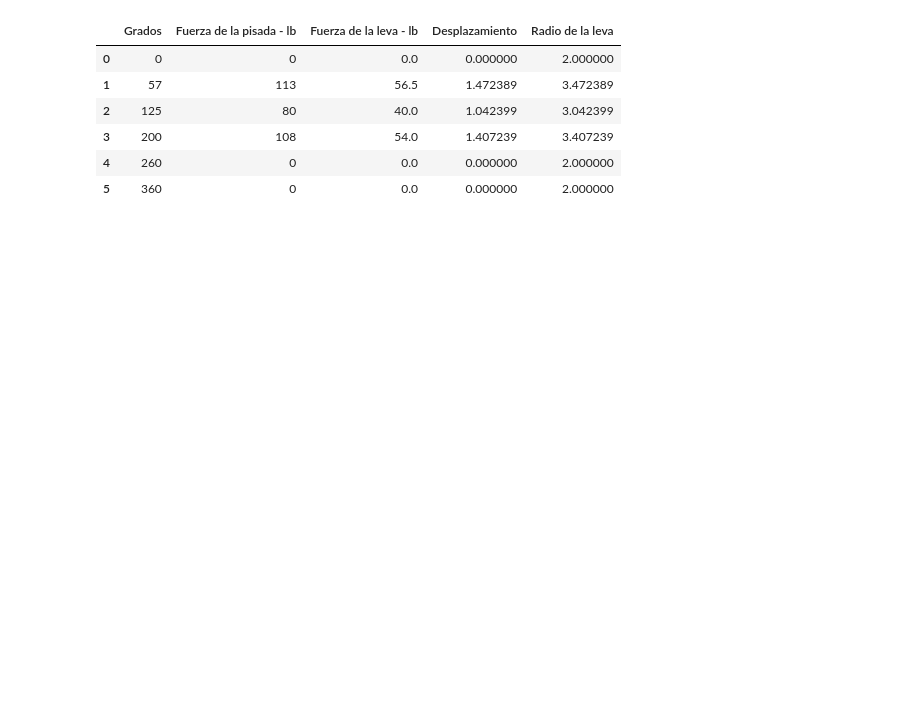
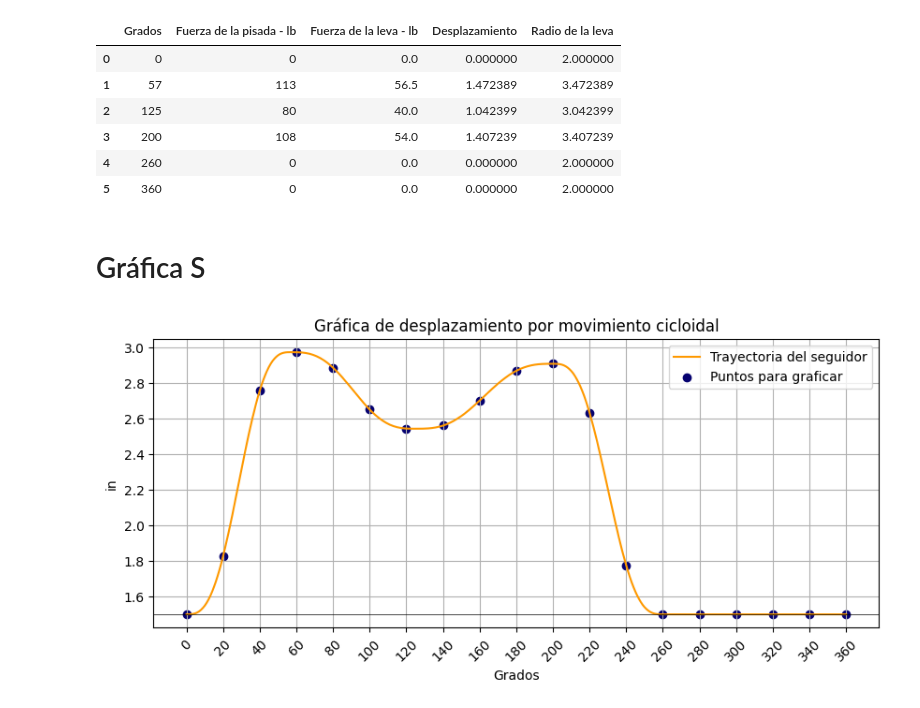
Before and after one commit to linares2ld/LevaMecanica-Graficas-y-Perfil, a Jupyter notebook: Plot_S.ipynb, the cells around one changed output. Cells and saved outputs as stored; diff of their text form; code cells hidden in the pictures; blank space fills up the shorter version.

Commit message:
Se creó la gráfica de desplazamiento. También se agregó una gráfica de puntos cada 20 grados y se creo una tabla para poder visualizar el desplazamiento y el radio en cada uno de esos puntos.

```diff
--- a/Plot_S.ipynb
+++ b/Plot_S.ipynb
@@ -35,3 +35,60 @@ df_datos
 | 3 | 200 | 108 | 54.0 | 1.407239 | 3.407239 |
 | 4 | 260 | 0 | 0.0 | 0.000000 | 2.000000 |
 | 5 | 360 | 0 | 0.0 | 0.000000 | 2.000000 |
+# %% [markdown]
+# Gráfica S
+# %%
+L1 = df_datos.loc[1,'Desplazamiento']
+L2 = df_datos.loc[2,'Desplazamiento']
+L3 = df_datos.loc[3,'Desplazamiento']
+L1_2 = L1 - L2
+L2_3 = L3 - L2
+# %%
+radio_leva = 1.5
+
+x = np.linspace(0,360, 361)
+y1 = cd.Cicloidal(L1, x[0:57], 57, "ascenso")
+y2 = cd.Cicloidal(L1_2,x[0:68],68, "descenso")
+y3 = cd.Cicloidal(L2_3,x[0:75],75, "ascenso")
+y4 = cd.Cicloidal(L3,x[0:60],60, "descenso")
+y5 = np.zeros(101)
+y = np.concatenate([y1, y2 + L2, y3 + L2, y4, y5]) + radio_leva
+
+plt.figure(figsize=(10, 4))
+
+plt.plot(x, y, color = '#FE9900', label = "Trayectoria del seguidor")
+
+x = np.linspace(0,360, 19)
+
+y = [y[0],
+     y[20],
+     y[40],
+     y[60],
+     y[80],
+     y[100],
+     y[120],
+     y[140],
+     y[160],
+     y[180],
+     y[200],
+     y[220],
+     y[240],
+     y[260],
+     y[280],
+     y[300],
+     y[320],
+     y[340],
+     y[360]]
+plt.scatter(x, y, color = '#060270', label = "Puntos para graficar")
+
+plt.grid(True)
+plt.xlabel('Grados')
+plt.axhline(radio_leva, color='black', linewidth=0.5)
+plt.xticks(np.linspace(0,360, 19), rotation = 45)
+plt.ylabel('in')
+plt.title('Gráfica de desplazamiento por movimiento cicloidal')
+
+plt.legend()
+plt.show()
+# %% [output]
+[figure, added]
```
Also changed, not shown: parts of 1 cell of this notebook.
